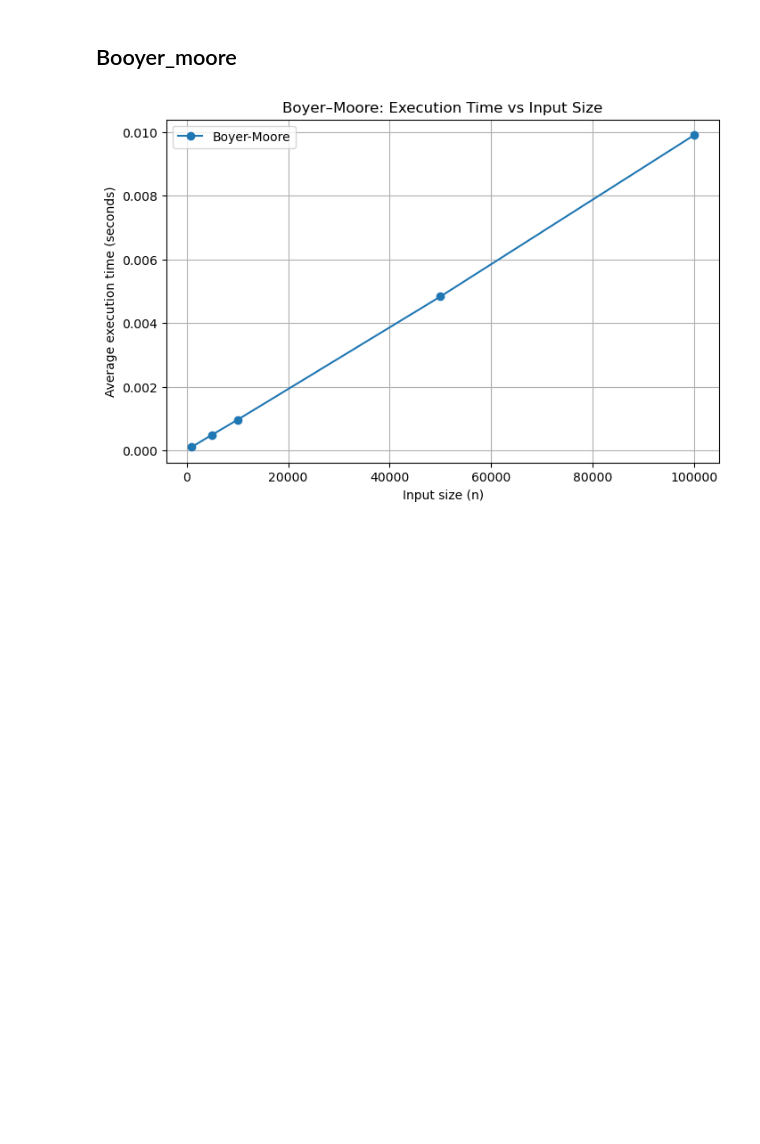
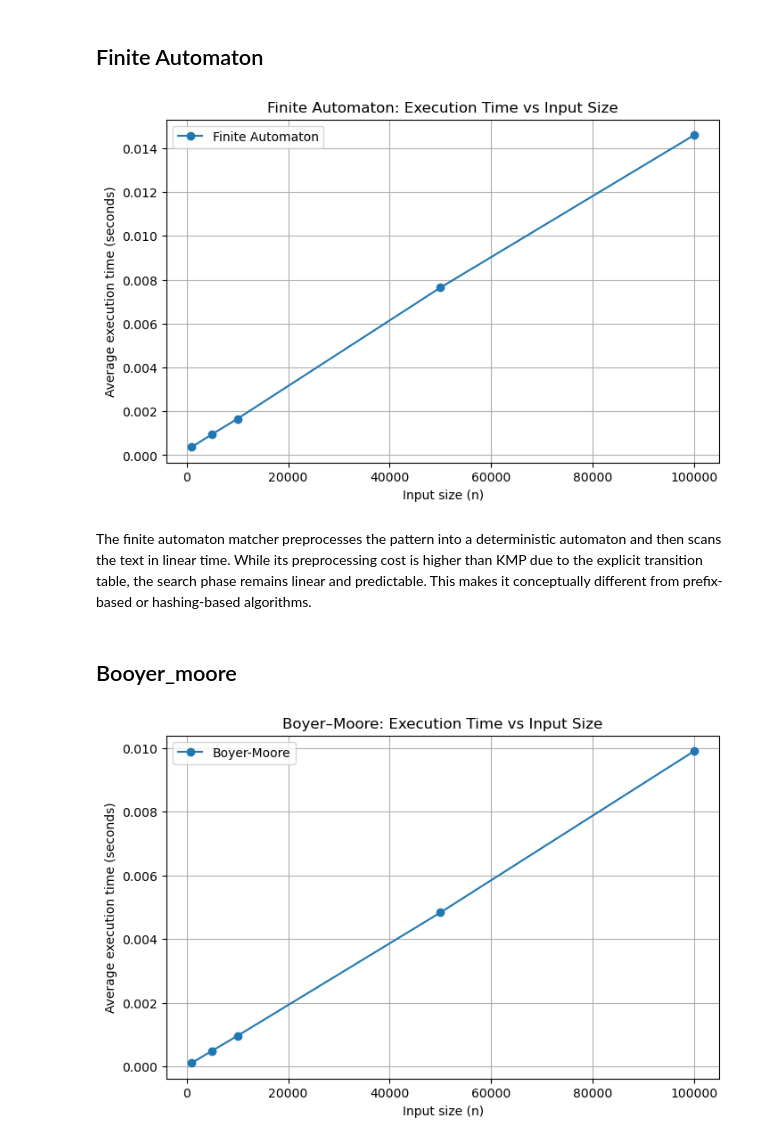
Before and after one commit to Karol2905/string-matching-algorithm-analysis, a Jupyter notebook: analysis.ipynb, the cells around one changed output. Drawn from its saved outputs; the diff is of its cells as text; code cells hidden in the pictures; blank space fills up the shorter version.

Commit message:
finite automaton

```diff
--- a/analysis.ipynb
+++ b/analysis.ipynb
@@ -1,3 +1,31 @@
+# %% [markdown]
+## Finite Automaton
+# %%
+import pandas as pd
+import matplotlib.pyplot as plt
+
+df_fa = pd.read_csv("experiments/finite_automaton_results.csv")
+
+plt.figure(figsize=(8, 5))
+plt.plot(
+    df_fa["text_size"],
+    df_fa["avg_time_seconds"],
+    marker="o",
+    label="Finite Automaton"
+)
+
+plt.xlabel("Input size (n)")
+plt.ylabel("Average execution time (seconds)")
+plt.title("Finite Automaton: Execution Time vs Input Size")
+plt.grid(True)
+plt.legend()
+plt.show()
+# %% [output]
+[figure, added]
+# %% [markdown]
+The finite automaton matcher preprocesses the pattern into a deterministic automaton and then scans the text in linear time.
+While its preprocessing cost is higher than KMP due to the explicit transition table, the search phase remains linear and predictable.
+This makes it conceptually different from prefix-based or hashing-based algorithms.
 # %% [markdown]
 ## Booyer_moore
 # %%
```
Also changed, not shown: 6 other files.
